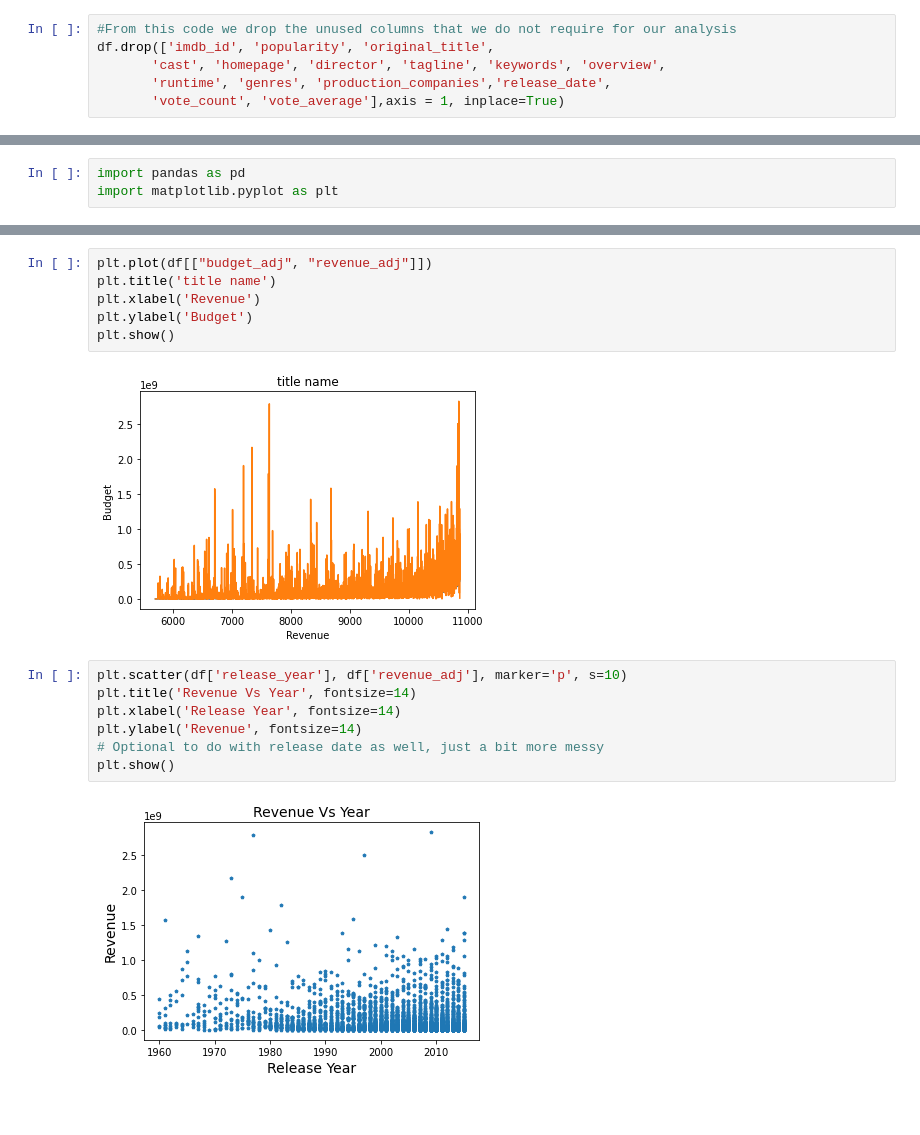
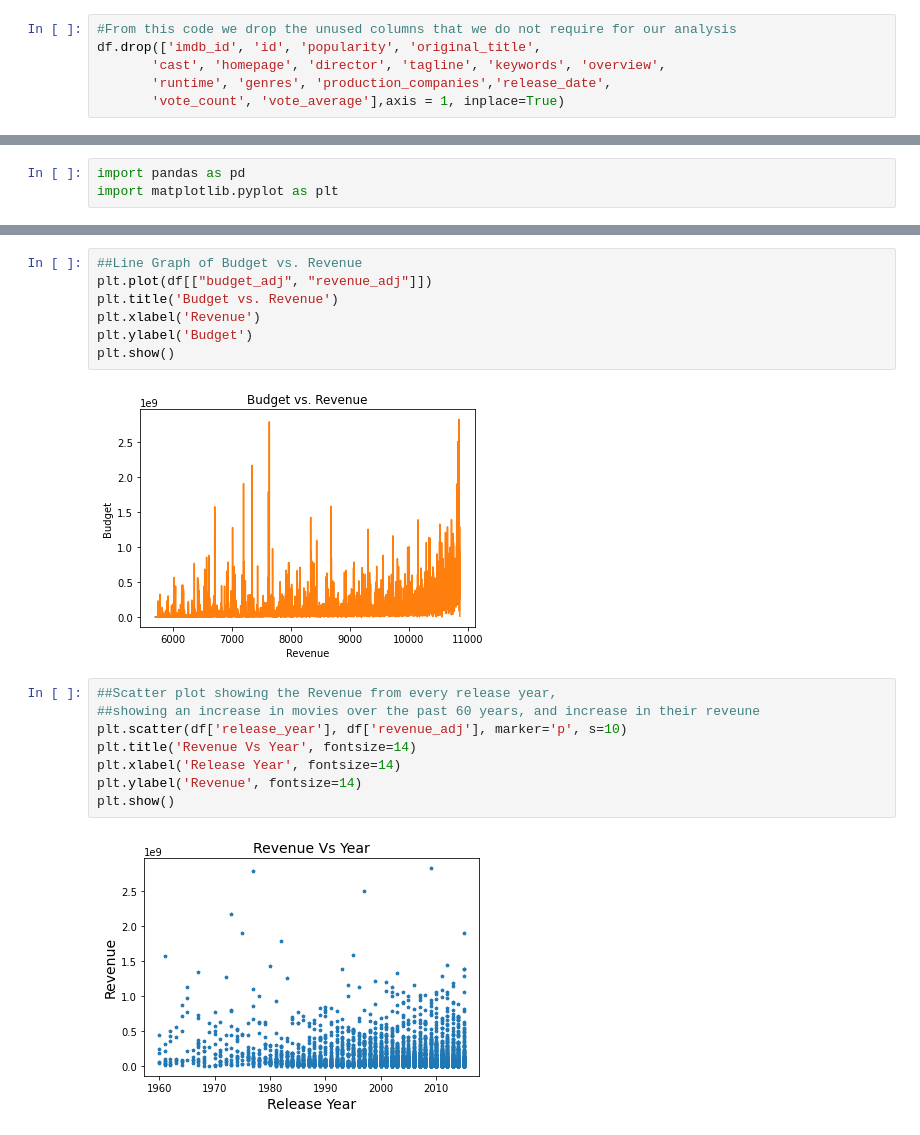
Before and after one commit to sebastian122H/Rasselbande, a Jupyter notebook: Python_for_Data_Science_Die_Rasselbande.ipynb, the cells around one changed output, grey strips where cells are left out. Drawn from its saved outputs; the diff is of its cells as text.

```diff
--- a/Python_for_Data_Science_Die_Rasselbande.ipynb
+++ b/Python_for_Data_Science_Die_Rasselbande.ipynb
@@ -44,6 +64,6 @@ Index(['id', 'imdb_id', 'popularity', 'budget', 'revenue', 'original_title',
 # %%
 #From this code we drop the unused columns that we do not require for our analysis
-df.drop(['imdb_id', 'popularity', 'original_title',
+df.drop(['imdb_id', 'id', 'popularity', 'original_title',
        'cast', 'homepage', 'director', 'tagline', 'keywords', 'overview',
        'runtime', 'genres', 'production_companies','release_date',
        'vote_count', 'vote_average'],axis = 1, inplace=True)
@@ -161,17 +181,19 @@ df.describe()
 # %%
+##Line Graph of Budget vs. Revenue
 plt.plot(df[["budget_adj", "revenue_adj"]])
-plt.title('title name')
+plt.title('Budget vs. Revenue')
 plt.xlabel('Revenue')
 plt.ylabel('Budget')
 plt.show()
 # %% [output]
-[figure, old version]
+[figure, new version]
 # %%
+##Scatter plot showing the Revenue from every release year,
+##showing an increase in movies over the past 60 years, and increase in their reveune
 plt.scatter(df['release_year'], df['revenue_adj'], marker='p', s=10)
 plt.title('Revenue Vs Year', fontsize=14)
 plt.xlabel('Release Year', fontsize=14)
 plt.ylabel('Revenue', fontsize=14)
-# Optional to do with release date as well, just a bit more messy
 plt.show()
 # %% [output]
 [figure]
```
Also changed, not shown: parts of 21 cells of this notebook.
